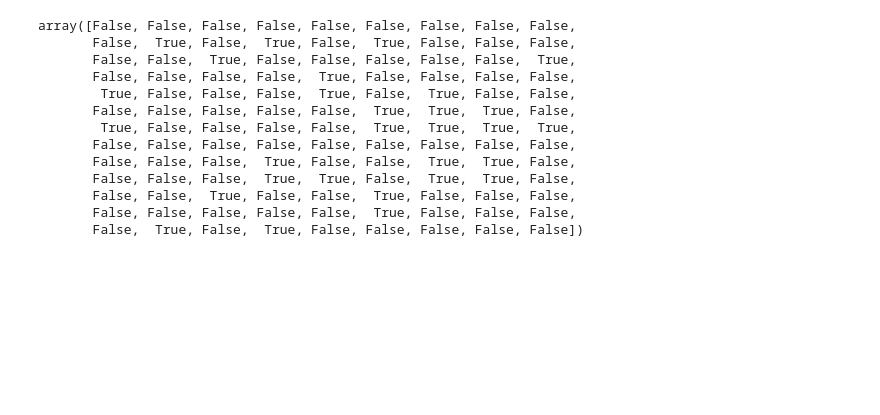
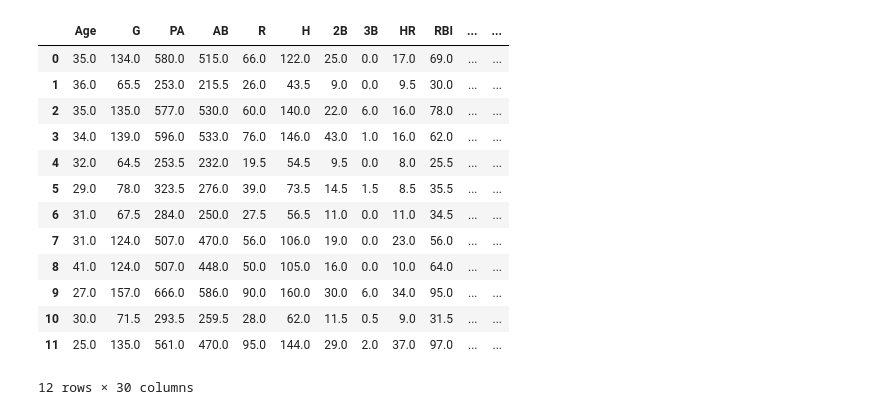
Before and after one commit to filip-r-casey/Data-mining-DH, a Jupyter notebook: DH_Classifier.ipynb, the cells around one changed output. Cells and saved outputs as stored; diff of their text form; code cells hidden in the pictures; blank space fills up the shorter version.

```diff
--- a/DH_Classifier.ipynb
+++ b/DH_Classifier.ipynb
@@ -62,19 +97,20 @@ gnb = GaussianNB()
 gnb.fit(X_train, y_train)
 
 y_pred = gnb.predict(X_test)
-# %%
-y_pred
-# %% [output]
-array([False, False, False, False, False, False, False, False, False,
-       False,  True, False,  True, False,  True, False, False, False,
-       False, False,  True, False, False, False, False, False,  True,
-       False, False, False, False,  True, False, False, False, False,
-        True, False, False, False,  True, False,  True, False, False,
-       False, False, False, False, False,  True,  True,  True, False,
-        True, False, False, False, False,  True,  True,  True,  True,
-       False, False, False, False, False, False, False, False, False,
-       False, False, False,  True, False, False,  True,  True, False,
-       False, False, False,  True,  True, False,  True,  True, False,
-       False, False,  True, False, False,  True, False, False, False,
-       False, False, False, False, False,  True, False, False, False,
-       False,  True, False,  True, False, False, False, False, False])
+# %%
+combined_df[feature_columns]
+# %% [output]
+|  | Age | G | PA | AB | R | H | 2B | 3B | HR | RBI | ... | ... |
+| 0 | 35.0 | 134.0 | 580.0 | 515.0 | 66.0 | 122.0 | 25.0 | 0.0 | 17.0 | 69.0 | ... | ... |
+| 1 | 36.0 | 65.5 | 253.0 | 215.5 | 26.0 | 43.5 | 9.0 | 0.0 | 9.5 | 30.0 | ... | ... |
+| 2 | 35.0 | 135.0 | 577.0 | 530.0 | 60.0 | 140.0 | 22.0 | 6.0 | 16.0 | 78.0 | ... | ... |
+| 3 | 34.0 | 139.0 | 596.0 | 533.0 | 76.0 | 146.0 | 43.0 | 1.0 | 16.0 | 62.0 | ... | ... |
+| 4 | 32.0 | 64.5 | 253.5 | 232.0 | 19.5 | 54.5 | 9.5 | 0.0 | 8.0 | 25.5 | ... | ... |
+| 5 | 29.0 | 78.0 | 323.5 | 276.0 | 39.0 | 73.5 | 14.5 | 1.5 | 8.5 | 35.5 | ... | ... |
+| 6 | 31.0 | 67.5 | 284.0 | 250.0 | 27.5 | 56.5 | 11.0 | 0.0 | 11.0 | 34.5 | ... | ... |
+| 7 | 31.0 | 124.0 | 507.0 | 470.0 | 56.0 | 106.0 | 19.0 | 0.0 | 23.0 | 56.0 | ... | ... |
+| 8 | 41.0 | 124.0 | 507.0 | 448.0 | 50.0 | 105.0 | 16.0 | 0.0 | 10.0 | 64.0 | ... | ... |
+| 9 | 27.0 | 157.0 | 666.0 | 586.0 | 90.0 | 160.0 | 30.0 | 6.0 | 34.0 | 95.0 | ... | ... |
+| 10 | 30.0 | 71.5 | 293.5 | 259.5 | 28.0 | 62.0 | 11.5 | 0.5 | 9.0 | 31.5 | ... | ... |
+| 11 | 25.0 | 135.0 | 561.0 | 470.0 | 95.0 | 144.0 | 29.0 | 2.0 | 37.0 | 97.0 | ... | ... |
+12 rows × 30 columns
```
Also changed, not shown: parts of 4 cells of this notebook, 7 other files.
